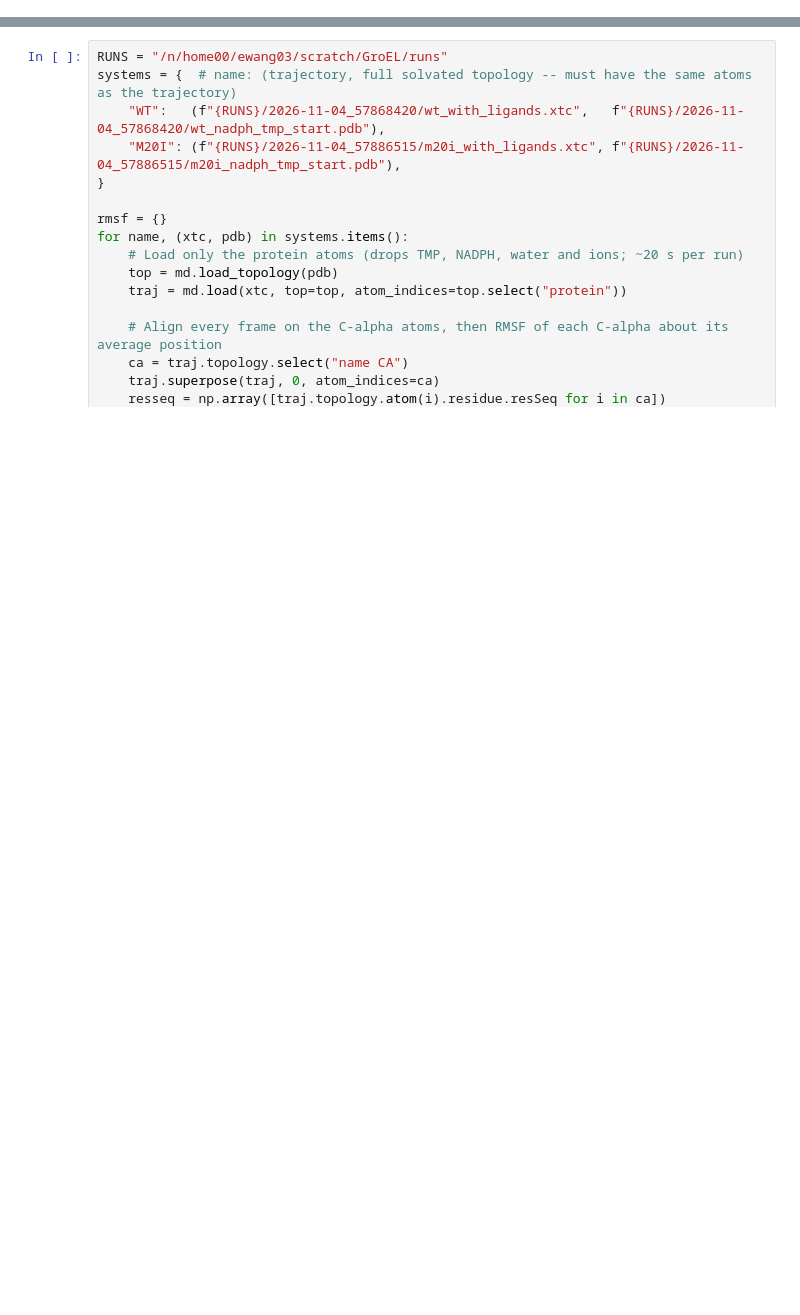
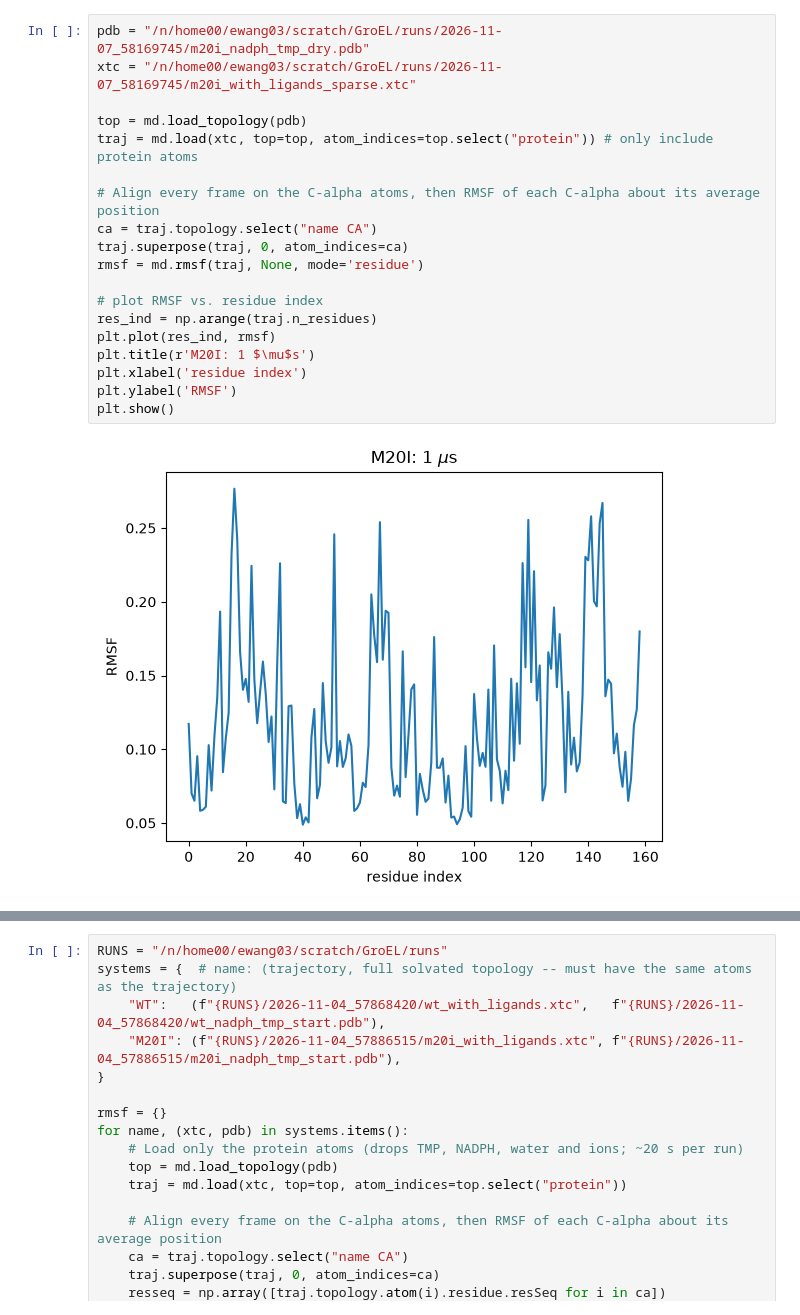
Before and after one commit to emilyw03/shakhnovich_lab_GroEL, a Jupyter notebook: notebooks/MD_analysis_tutorial.ipynb, the cells around one changed output, grey strips where cells are left out. Saved outputs shown, nothing was run; the diff lists cells and outputs as text; blank space fills up the shorter version.

```diff
--- a/notebooks/MD_analysis_tutorial.ipynb
+++ b/notebooks/MD_analysis_tutorial.ipynb
@@ -5,0 +35,21 @@ import numpy as np
+# %%
+pdb = "/n/home00/ewang03/scratch/GroEL/runs/2026-11-07_58169745/m20i_nadph_tmp_dry.pdb"
+xtc = "/n/home00/ewang03/scratch/GroEL/runs/2026-11-07_58169745/m20i_with_ligands_sparse.xtc"
+
+top = md.load_topology(pdb)
+traj = md.load(xtc, top=top, atom_indices=top.select("protein")) # only include protein atoms
+
+# Align every frame on the C-alpha atoms, then RMSF of each C-alpha about its average position
+ca = traj.topology.select("name CA")
+traj.superpose(traj, 0, atom_indices=ca)
+rmsf = md.rmsf(traj, None, mode='residue')
+
+# plot RMSF vs. residue index
+res_ind = np.arange(traj.n_residues)
+plt.plot(res_ind, rmsf)
+plt.title(r'M20I: 1 $\mu$s')
+plt.xlabel('residue index')
+plt.ylabel('RMSF')
+plt.show()
+# %% [output]
+[figure, added]
```
Also changed, not shown: parts of 8 cells of this notebook, 3 other files.
